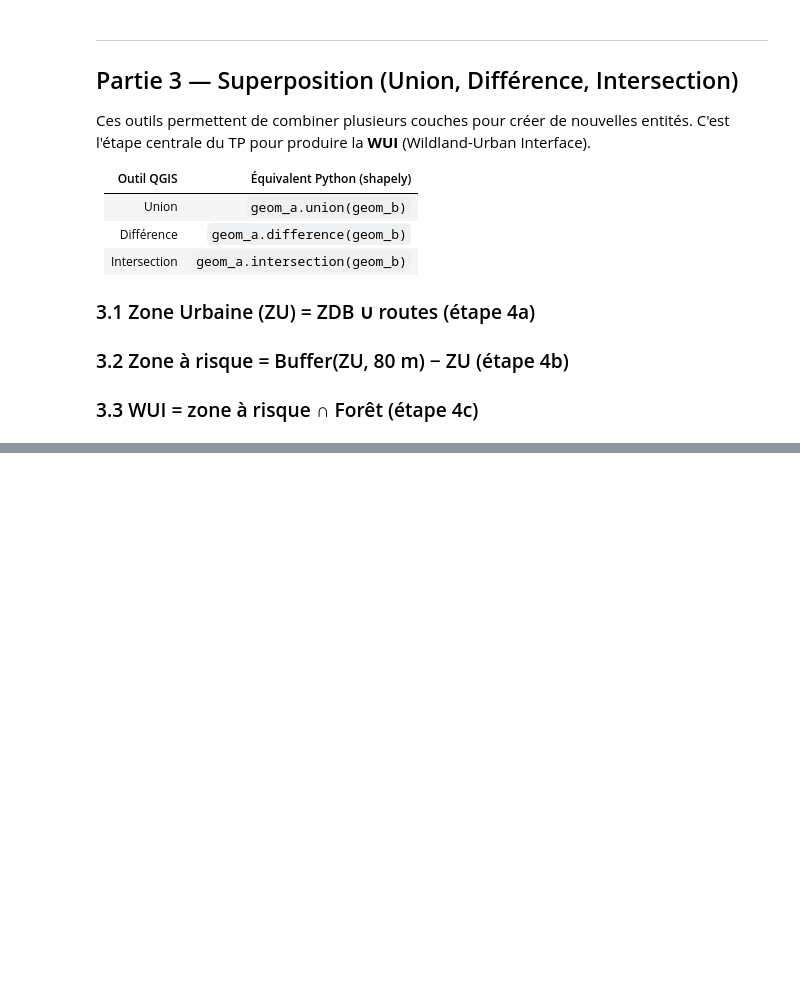
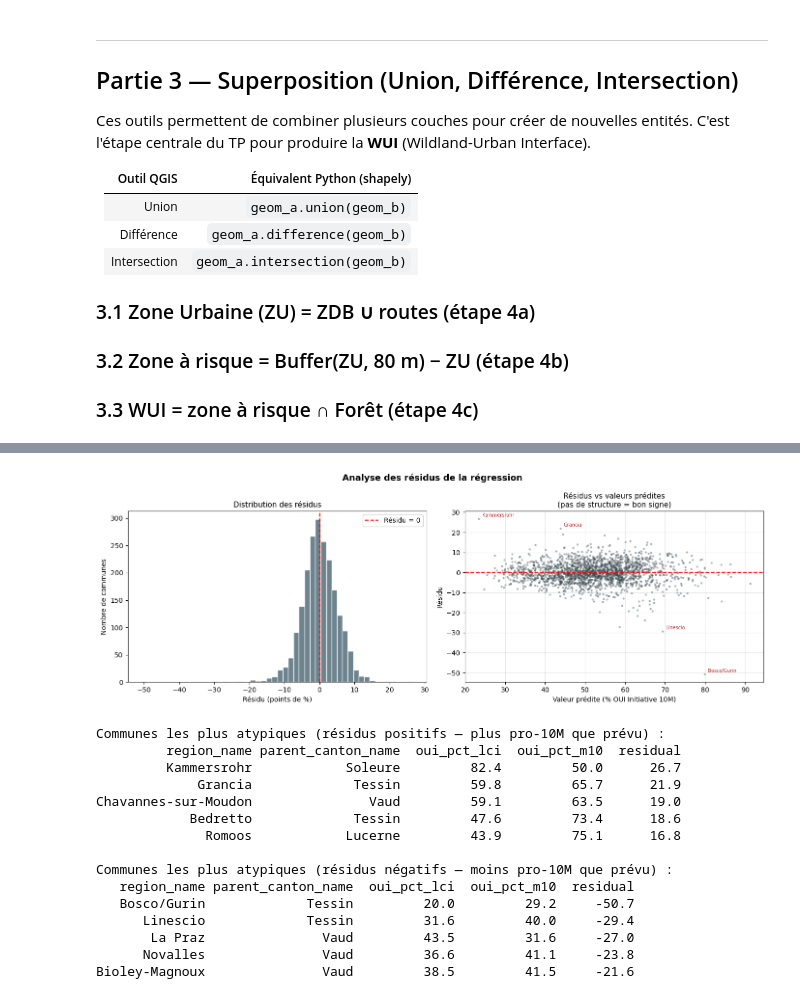
Before and after one commit to gse-unil/2026_Geoinformatique_II, a Jupyter notebook: tps/tp-py03.ipynb, the cells around one changed output, grey strips where cells are left out. Cells and saved outputs as stored; diff of their text form; code cells hidden in the pictures; blank space fills up the shorter version.

```diff
--- a/tps/tp-py03.ipynb
+++ b/tps/tp-py03.ipynb
@@ -864,0 +639,59 @@ Régression linéaire — population ~ nombre de bâtiments
+# %%
+df['residual'] = df['oui_pct_m10'] - y_pred
+
+# Top communes avec résidus les plus extrêmes
+top_pos = df.nlargest(5, 'residual')[['region_name', 'parent_canton_name',
+                                       'oui_pct_lci', 'oui_pct_m10', 'residual']]
+top_neg = df.nsmallest(5, 'residual')[['region_name', 'parent_canton_name',
+                                        'oui_pct_lci', 'oui_pct_m10', 'residual']]
+
+fig, axes = plt.subplots(1, 2, figsize=(14, 5))
+
+# Histogramme des résidus
+axes[0].hist(df['residual'], bins=50, color='#546e7a', alpha=0.85, edgecolor='white')
+axes[0].axvline(0, color='red', linewidth=1.5, linestyle='--', label='Résidu = 0')
+axes[0].set_xlabel('Résidu (points de %)')
+axes[0].set_ylabel('Nombre de communes')
+axes[0].set_title('Distribution des résidus', fontsize=11)
+axes[0].legend()
+
+# Résidus vs valeurs prédites
+axes[1].scatter(y_pred, df['residual'], s=5, alpha=0.3, color='#37474f')
+axes[1].axhline(0, color='red', linewidth=1.5, linestyle='--')
+axes[1].set_xlabel('Valeur prédite (% OUI Initiative 10M)')
+axes[1].set_ylabel('Résidu')
+axes[1].set_title('Résidus vs valeurs prédites\n(pas de structure = bon signe)', fontsize=11)
+axes[1].grid(True, alpha=0.3)
+
+# Annotations des communes les plus atypiques
+for _, row in pd.concat([top_pos.head(2), top_neg.head(2)]).iterrows():
+    axes[1].annotate(row['region_name'],
+                     xy=(row['oui_pct_m10'] - row['residual'], row['residual']),
+                     xytext=(5, 3), textcoords='offset points', fontsize=7, color='#b71c1c')
+
+plt.suptitle('Analyse des résidus de la régression', fontsize=13, fontweight='bold')
+plt.tight_layout()
+plt.show()
+
+print("Communes les plus atypiques (résidus positifs — plus pro-10M que prévu) :")
+print(top_pos.round(1).to_string(index=False))
+print()
+print("Communes les plus atypiques (résidus négatifs — moins pro-10M que prévu) :")
+print(top_neg.round(1).to_string(index=False))
+# %% [output]
+[figure, added]
+Communes les plus atypiques (résidus positifs — plus pro-10M que prévu) :
+         region_name parent_canton_name  oui_pct_lci  oui_pct_m10  residual
+         Kammersrohr            Soleure         82.4         50.0      26.7
+             Grancia             Tessin         59.8         65.7      21.9
+Chavannes-sur-Moudon               Vaud         59.1         63.5      19.0
+            Bedretto             Tessin         47.6         73.4      18.6
+              Romoos            Lucerne         43.9         75.1      16.8
+
+Communes les plus atypiques (résidus négatifs — moins pro-10M que prévu) :
+   region_name parent_canton_name  oui_pct_lci  oui_pct_m10  residual
+   Bosco/Gurin             Tessin         20.0         29.2     -50.7
+      Linescio             Tessin         31.6         40.0     -29.4
+       La Praz               Vaud         43.5         31.6     -27.0
+      Novalles               Vaud         36.6         41.1     -23.8
+Bioley-Magnoux               Vaud         38.5         41.5     -21.6
```
Also changed, not shown: parts of 32 cells of this notebook, 2 other files.
